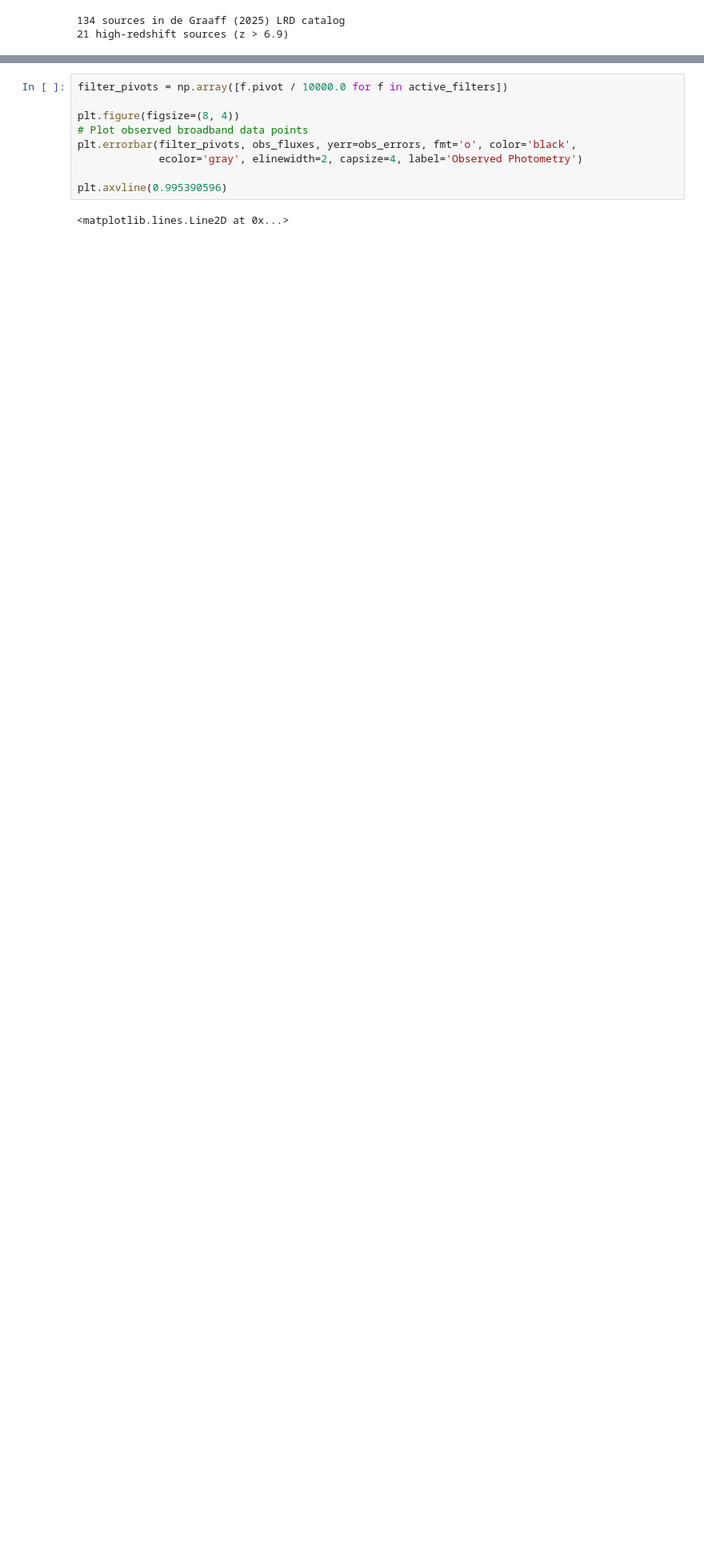
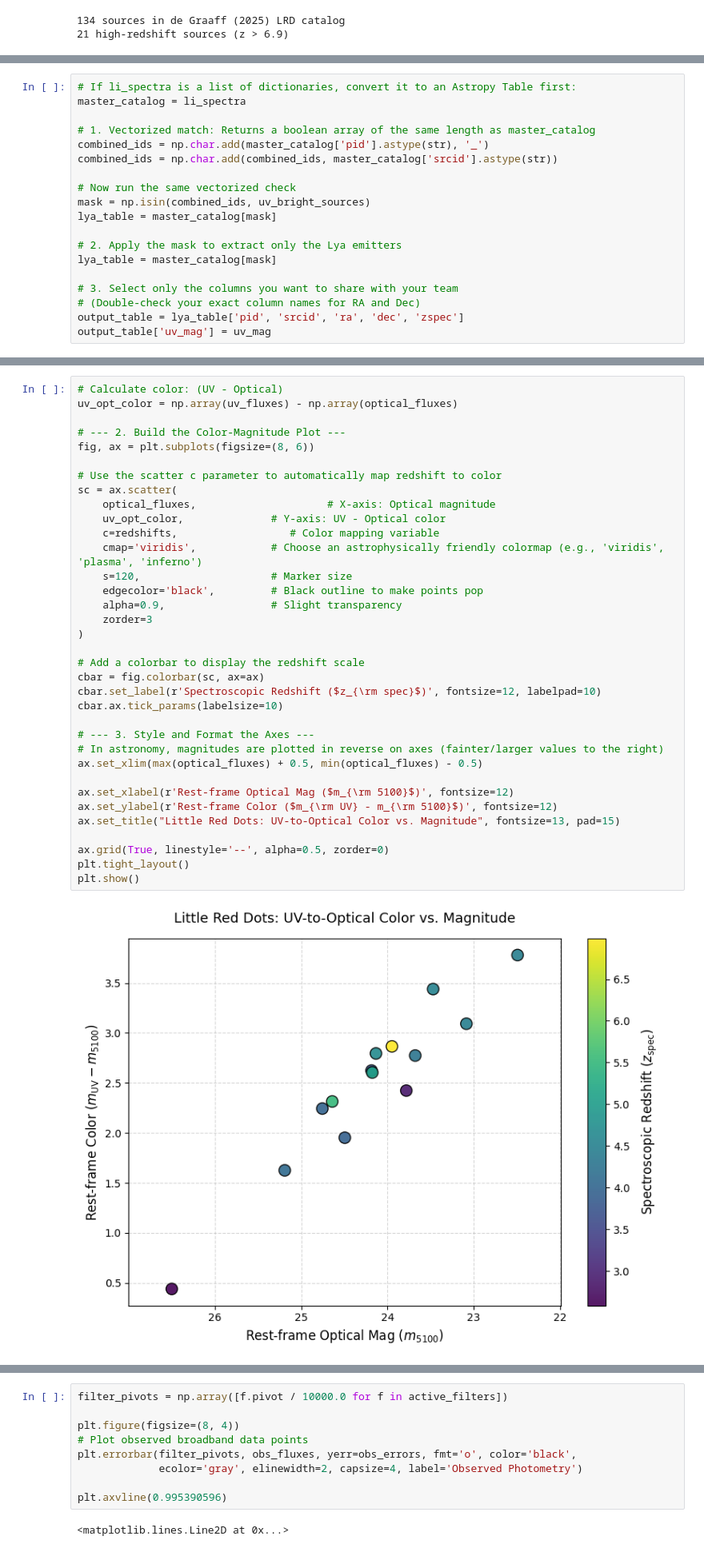
Before and after one commit to sfremy/my-eazy-jwst, a Jupyter notebook: scripts/lrdselect.ipynb, the cells around one changed output, grey strips where cells are left out. Shown at 80% size. Drawn from its saved outputs; the diff is of its cells as text; blank space fills up the shorter version.

Commit message:
uv magnitude stuff

```diff
--- a/scripts/lrdselect.ipynb
+++ b/scripts/lrdselect.ipynb
@@ -755,0 +888,19 @@ Saved 14 sources to CSV.
+# %%
+# If li_spectra is a list of dictionaries, convert it to an Astropy Table first:
+master_catalog = li_spectra
+
+# 1. Vectorized match: Returns a boolean array of the same length as master_catalog
+combined_ids = np.char.add(master_catalog['pid'].astype(str), '_')
+combined_ids = np.char.add(combined_ids, master_catalog['srcid'].astype(str))
+
+# Now run the same vectorized check
+mask = np.isin(combined_ids, uv_bright_sources)
+lya_table = master_catalog[mask]
+
+# 2. Apply the mask to extract only the Lya emitters
+lya_table = master_catalog[mask]
+
+# 3. Select only the columns you want to share with your team
+# (Double-check your exact column names for RA and Dec)
+output_table = lya_table['pid', 'srcid', 'ra', 'dec', 'zspec']
+output_table['uv_mag'] = uv_mag
@@ -755,0 +960,37 @@ Saved 14 sources to CSV.
+# %%
+# Calculate color: (UV - Optical)
+uv_opt_color = np.array(uv_fluxes) - np.array(optical_fluxes)
+
+# --- 2. Build the Color-Magnitude Plot ---
+fig, ax = plt.subplots(figsize=(8, 6))
+
+# Use the scatter c parameter to automatically map redshift to color
+sc = ax.scatter(
+    optical_fluxes,                     # X-axis: Optical magnitude
+    uv_opt_color,              # Y-axis: UV - Optical color
+    c=redshifts,                  # Color mapping variable
+    cmap='viridis',            # Choose an astrophysically friendly colormap (e.g., 'viridis', 'plasma', 'inferno')
+    s=120,                     # Marker size
+    edgecolor='black',         # Black outline to make points pop
+    alpha=0.9,                 # Slight transparency
+    zorder=3
+)
+
+# Add a colorbar to display the redshift scale
+cbar = fig.colorbar(sc, ax=ax)
+cbar.set_label(r'Spectroscopic Redshift ($z_{\rm spec}$)', fontsize=12, labelpad=10)
+cbar.ax.tick_params(labelsize=10)
+
+# --- 3. Style and Format the Axes ---
+# In astronomy, magnitudes are plotted in reverse on axes (fainter/larger values to the right)
+ax.set_xlim(max(optical_fluxes) + 0.5, min(optical_fluxes) - 0.5)
+
+ax.set_xlabel(r'Rest-frame Optical Mag ($m_{\rm 5100}$)', fontsize=12)
+ax.set_ylabel(r'Rest-frame Color ($m_{\rm UV} - m_{\rm 5100}$)', fontsize=12)
+ax.set_title("Little Red Dots: UV-to-Optical Color vs. Magnitude", fontsize=13, pad=15)
+
+ax.grid(True, linestyle='--', alpha=0.5, zorder=0)
+plt.tight_layout()
+plt.show()
+# %% [output]
+[figure, added]
```
Also changed, not shown: parts of 37 cells of this notebook, 7 other files.
